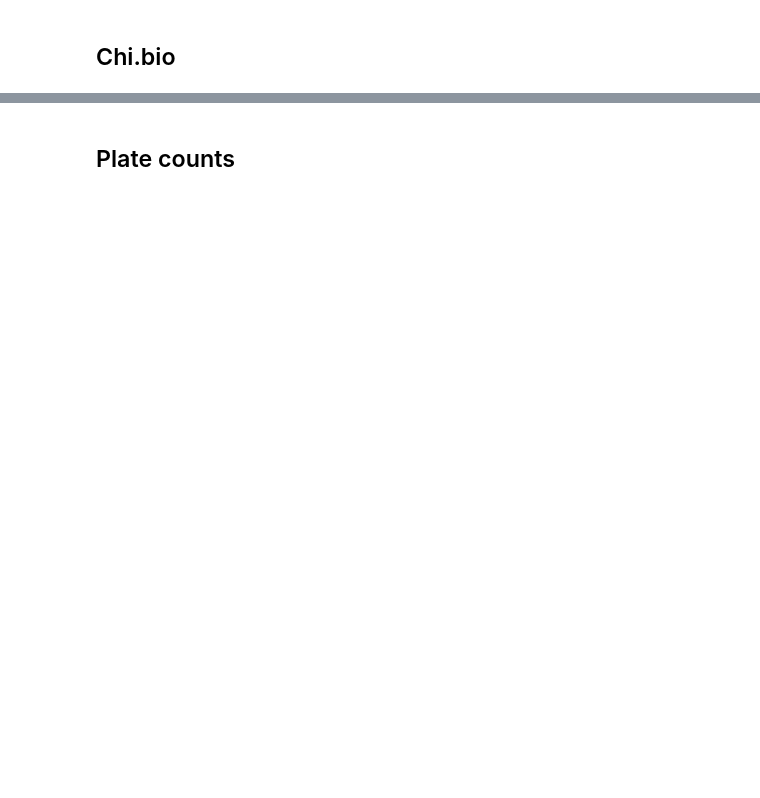
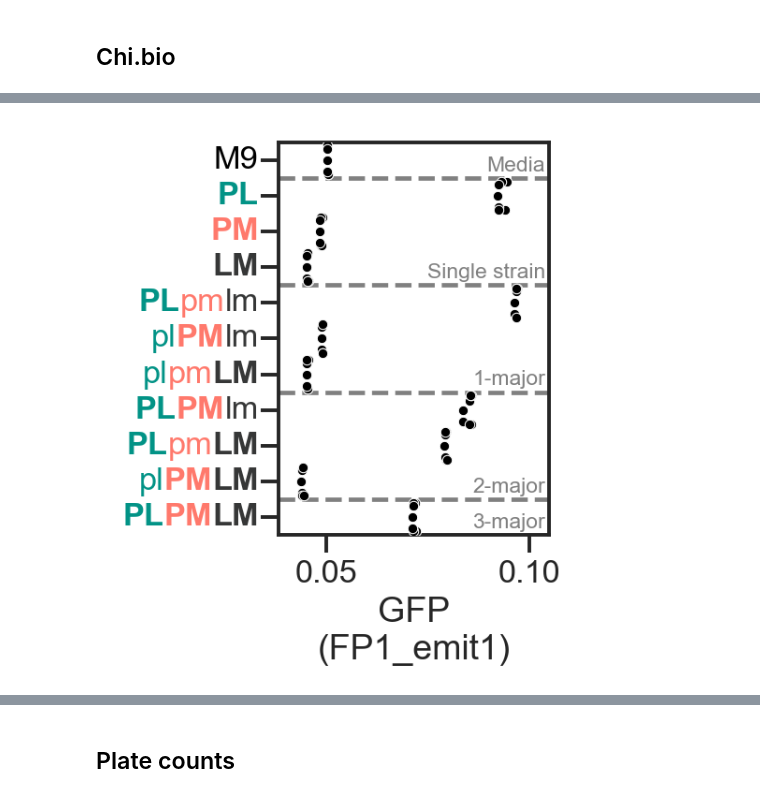
Before and after one commit to microbial-pangenomes-lab/2026_tricomm, a Jupyter notebook: data/calibration/calibration.ipynb, the cells around one changed output, grey strips where cells are left out. Drawn from its saved outputs; the diff is of its cells as text; code cells hidden in the pictures; blank space fills up the shorter version.

```diff
--- a/data/calibration/calibration.ipynb
+++ b/data/calibration/calibration.ipynb
@@ -309,0 +216,50 @@ for i, ((x, y), (label, color)) in enumerate(d.items()):
+# %%
+section_labels = {1: 'Media',
+                  4: 'Single strain',
+                  7: '1-major',
+                  10: '2-major'}
+
+with warnings.catch_warnings():
+    warnings.simplefilter('ignore', category=UserWarning)
+    cp = sns.catplot(data=n,
+                     y='label', x='FP1_emit1',
+                     height=4, aspect=0.93,
+                     color='k',
+                     linewidth=0.5,
+                     edgecolor='w',
+                     kind='swarm')
+    plt.ylabel('')
+    plt.xlabel('GFP\n(FP1_emit1)')
+    sns.despine(right=False, top=False)
+    for i, ((x, y), (label, color)) in enumerate(d.items()):
+        if i in (1, 4, 7, 10):
+            plt.axhline(i - 0.5,
+                        color='grey', ls='dashed',
+                        zorder=-1)
+            plt.text(0.104, i - 0.6, section_labels[i],
+                     va='bottom', ha='right',
+                     fontsize=11, color='grey', transform=plt.gca().transData)
+        # plt.axhspan(ymin=i - 0.5, ymax=i + 0.5,
+        #              color=color,
+        #              zorder=-1)
+
+    plt.xlim(0.038, 0.105)
+    plt.text(0.104, 11 - 0.6, '3-major',
+             va='bottom', ha='right',
+             fontsize=11, color='grey', transform=plt.gca().transData)
+
+    ax = plt.gca()
+    apply_rich_labels(ax)
+    # plt.draw()
+    # plt.show()
+
+plt.savefig('calibration_FP1.png',
+            dpi=300,
+            bbox_inches='tight',
+            transparent=True
+           )
+plt.savefig('calibration_FP1.svg',
+            dpi=300, bbox_inches='tight',
+            transparent=True);
+# %% [output]
+[figure, added]
```
Also changed, not shown: parts of 38 cells of this notebook, 1 other file.
